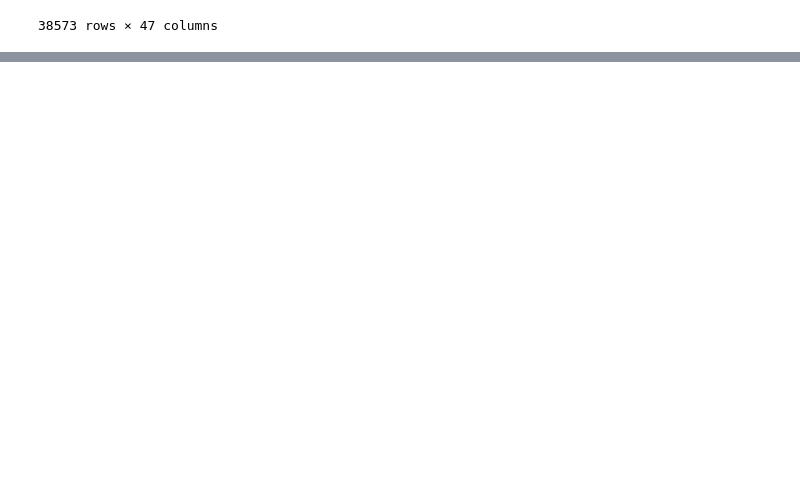
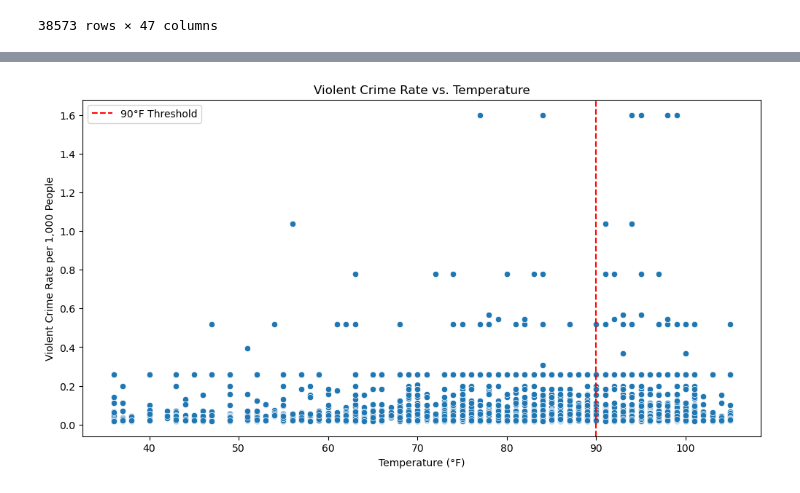
Before and after one commit to m6urns/cs5830-project2-crime-housing, a Jupyter notebook: data-exploration.ipynb, the cells around one changed output, grey strips where cells are left out. Saved outputs shown, nothing was run; the diff lists cells and outputs as text; code cells hidden in the pictures; blank space fills up the shorter version.

```diff
--- a/data-exploration.ipynb
+++ b/data-exploration.ipynb
@@ -270,0 +419,74 @@ just_v_crime
+# %%
+def analyze_temperature_impact(crime_data, population_data, temp_threshold=80):
+    # Prepare population data
+    pop_df = population_data.set_index('Zip Code')
+    pop_df['Population'] = pd.to_numeric(pop_df['Population'].astype(str).str.replace(',', ''), errors='coerce')
+
+    # Merge crime data with population data
+    merged_data = crime_data.merge(pop_df[['Population']], left_on='Zip_Code_Crime', right_index=True, how='left')
+
+    # Create high temp and low temp groups
+    merged_data['High_Temp'] = merged_data['TempHighF'] >= temp_threshold
+
+    # Calculate daily crime rates per 1000 people for each zip code
+    daily_rates = merged_data.groupby(['Report_Date', 'Zip_Code_Crime', 'High_Temp', 'TempHighF']).size().reset_index(name='Count')
+    daily_rates = daily_rates.merge(merged_data[['Zip_Code_Crime', 'Population']].drop_duplicates(), on='Zip_Code_Crime')
+    daily_rates['Rate'] = daily_rates['Count'] / daily_rates['Population'] * 1000
+
+    # Drop NaN values
+    original_count = len(daily_rates)
+    daily_rates = daily_rates.dropna()
+    dropped_count = original_count - len(daily_rates)
+    print(f"Dropped {dropped_count} rows with NaN values.")
+
+    # Separate high temp and low temp rates
+    high_temp_rates = daily_rates[daily_rates['High_Temp']]['Rate']
+    low_temp_rates = daily_rates[~daily_rates['High_Temp']]['Rate']
+
+    # Print diagnostic information
+    print(f"Number of high temperature days: {len(high_temp_rates)}")
+    print(f"Number of low temperature days: {len(low_temp_rates)}")
+    print(f"Range of high temperature rates: {high_temp_rates.min()} to {high_temp_rates.max()}")
+    print(f"Range of low temperature rates: {low_temp_rates.min()} to {low_temp_rates.max()}")
+
+    # Perform t-test
+    t_statistic, p_value = stats.ttest_ind(high_temp_rates, low_temp_rates)
+
+    # Print results
+    print(f"\nTemperature threshold: {temp_threshold}°F")
+    print("T-statistic:", t_statistic)
+    print("p-value:", p_value)
+
+    # Interpret the result
+    alpha = 0.05  # Significance level
+    if p_value <= alpha:
+        print(f"\nThe difference in violent crime rates between high temperature (>={temp_threshold}°F) and low temperature (<{temp_threshold}°F) days is statistically significant (p <= {alpha}).")
+    else:
+        print(f"\nThere is not enough evidence to conclude a significant difference in violent crime rates between high temperature (>={temp_threshold}°F) and low temperature (<{temp_threshold}°F) days (p > {alpha}).")
+
+    # Print mean rates for comparison
+    print("\nMean violent crime rates per 1000 people:")
+    print(f"High temperature days (>={temp_threshold}°F):", high_temp_rates.mean())
+    print(f"Low temperature days (<{temp_threshold}°F):", low_temp_rates.mean())
+
+    # # Visualize the distribution of crime rates
+    # plt.figure(figsize=(10, 6))
+    # sns.boxplot(x='High_Temp', y='Rate', data=daily_rates)
+    # plt.title(f'Distribution of Violent Crime Rates: High vs Low Temperature (Threshold: {temp_threshold}°F)')
+    # plt.xlabel('High Temperature Day')
+    # plt.ylabel('Violent Crime Rate per 1,000 People')
+    # plt.show()
+
+    # Scatter plot of temperature vs crime rates
+    plt.figure(figsize=(12, 6))
+    sns.scatterplot(x='TempHighF', y='Rate', data=daily_rates)
+    plt.title('Violent Crime Rate vs. Temperature')
+    plt.xlabel('Temperature (°F)')
+    plt.ylabel('Violent Crime Rate per 1,000 People')
+    plt.axvline(x=temp_threshold, color='r', linestyle='--', label=f'{temp_threshold}°F Threshold')
+    plt.legend()
+    plt.show()
+
+# Use the function with just_v_crime
+analyze_temperature_impact(just_v_crime, population_data, temp_threshold=90)
+# %% [output]
@@ -270,0 +508 @@ just_v_crime
+[figure, added]
```
Also changed, not shown: parts of 13 cells of this notebook.
